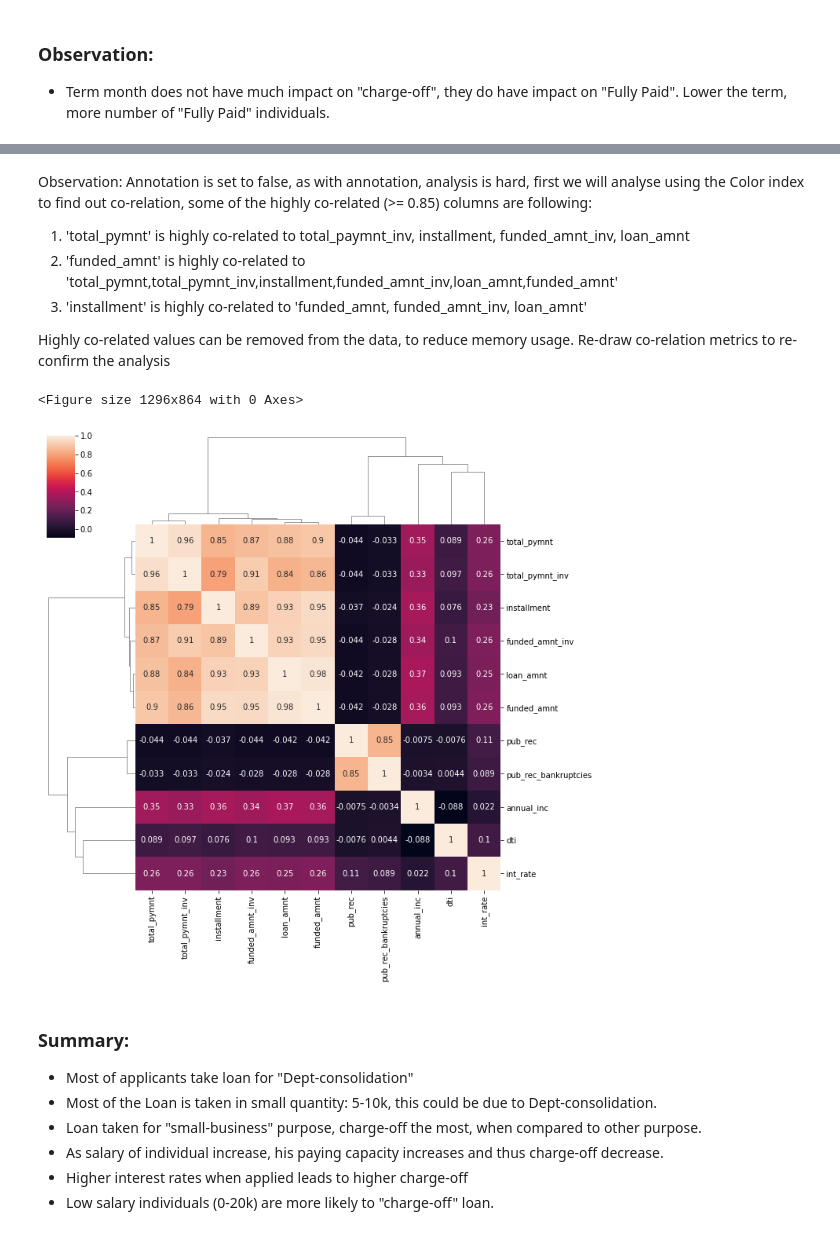
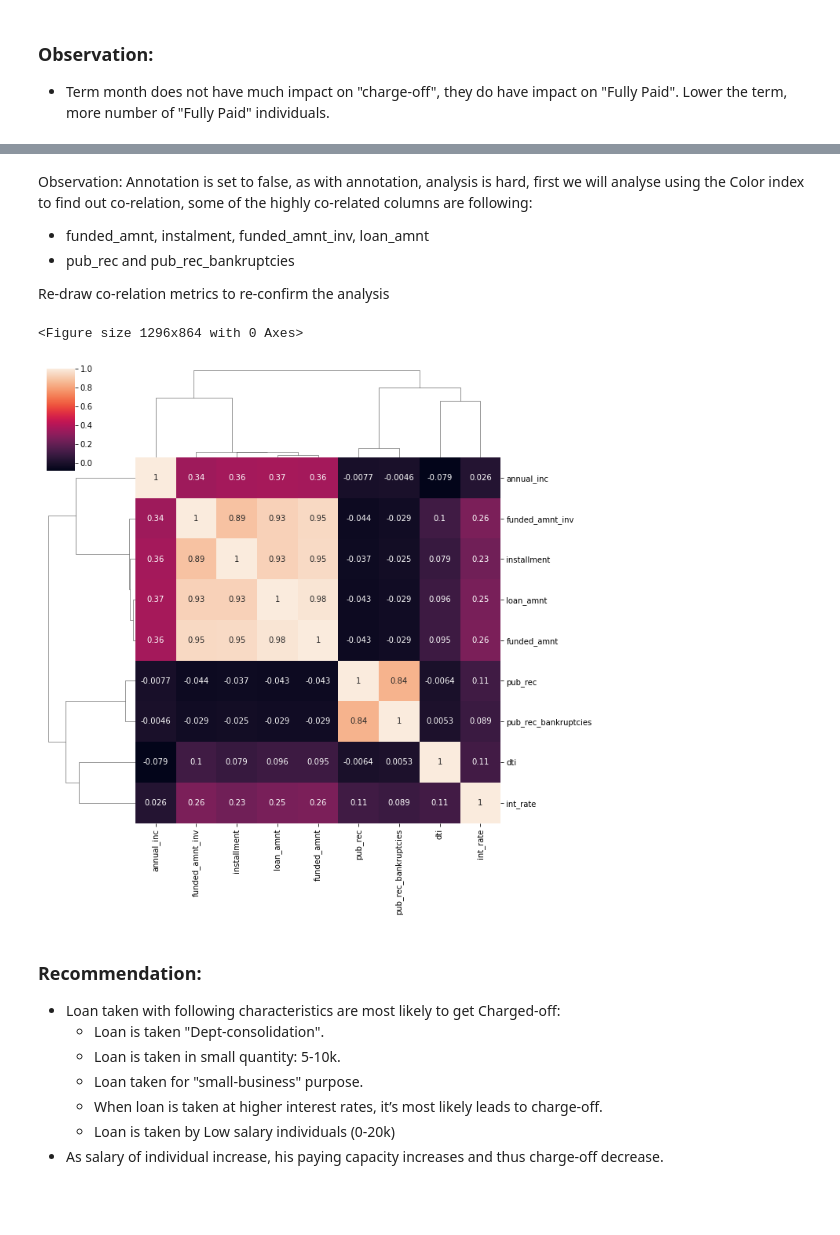
Before and after one commit to joshigeek/LendingClubCaseStudy, a Jupyter notebook: Himanshu-LendingClubCaseStudy.ipynb, the cells around one changed output, grey strips where cells are left out. Drawn from its saved outputs; the diff is of its cells as text; code cells hidden in the pictures; blank space fills up the shorter version.

```diff
--- a/Himanshu-LendingClubCaseStudy.ipynb
+++ b/Himanshu-LendingClubCaseStudy.ipynb
@@ -81,3 +106,17 @@ df_noNA.drop(labels = drop_columns_3, axis =1, inplace=True)
+# %%
+drop_columns_4 = ["earliest_cr_line",
+                  "inq_last_6mths",
+                  "open_acc",
+                  "revol_bal",
+                  "revol_util",
+                  "total_acc",
+                  "out_prncp",
+                  "out_prncp_inv",
+                  "total_pymnt",
+                  "total_pymnt_inv",
+                  "collection_recovery_fee",
+                  "last_pymnt_amnt"]
+df_noNA.drop(labels = drop_columns_4, axis =1, inplace=True)
 # %%
 # Updated Dataframe
 df_noNA.shape
@@ -156,2 +191,0 @@ column, better to remove all rows which has NA values corresponding to 'revol_ut
-# %%
-df_noNA.dropna(axis = 0, subset = ['revol_util'] , inplace = True)
@@ -248,8 +280,6 @@ df_noNA['int_rate'] = df_noNA['int_rate'].apply(lambda x: x[:-1])
 df_noNA['int_rate'] = df_noNA['int_rate'].apply(pd.to_numeric)
 # %%
 df_noNA['term'] = df_noNA['term'].apply(lambda x: int(x.split()[0]))
-# %%
-df_noNA['revol_util'] = df_noNA['revol_util'].apply(lambda x: x[:-1])
 # %%
 df_noNA['emp_length'] = df_noNA['emp_length'].apply(get_emp_length)
 # %%
@@ -333,7 +341,3 @@ plt.show()
-# %%
-# Observation: With 0.97 percentile, box plot is looking good after all outline removal.
-# need to make sure, date set to have value less than 0.97 percentile.
-df_noNA = df_noNA[df_noNA['open_acc'] < df_noNA['open_acc'].quantile(0.97)]
 # %%
 df_noNA['loan_amnt'].describe()
 # %% [output]
@@ -622,35 +653,32 @@ plt.show()
 # %% [markdown]
 Observation:
-Annotation is set to false, as with annotation, analysis is hard, first we will analyse using the Color index to find out co-relation, some of the highly co-related (>= 0.85) columns are following:
-1. 'total_pymnt' is highly co-related to total_paymnt_inv, installment, funded_amnt_inv, loan_amnt
-2. 'funded_amnt' is highly co-related to 'total_pymnt,total_pymnt_inv,installment,funded_amnt_inv,loan_amnt,funded_amnt'
-3. 'installment' is highly co-related to 'funded_amnt, funded_amnt_inv, loan_amnt'
+Annotation is set to false, as with annotation, analysis is hard, first we will analyse using the Color index to find out co-relation, some of the highly co-related columns are following:
+* funded_amnt, instalment, funded_amnt_inv, loan_amnt
+* pub_rec and pub_rec_bankruptcies
 
-Highly co-related values can be removed from the data, to reduce memory usage.
 Re-draw co-relation metrics to re-confirm the analysis
 # %%
 plt.figure(figsize=(18,12))
 corr_obj = df_noNA[['loan_amnt',
                     'funded_amnt',
                     'funded_amnt_inv',
                     'installment',
                     'annual_inc',
                     'dti',
                     'pub_rec',
                     'pub_rec_bankruptcies',
-                    'int_rate',
-                   'total_pymnt',
-                   'total_pymnt_inv']].corr()
+                    'int_rate']].corr()
 sbn.clustermap(corr_obj, annot=True)
 plt.show()
 # %% [output]
 <Figure size 1296x864 with 0 Axes>
-[figure, old version]
+[figure, new version]
 # %% [markdown]
-### Summary:
-* Most of applicants take loan for "Dept-consolidation"
-* Most of the Loan is taken in small quantity: 5-10k, this could be due to Dept-consolidation.
-* Loan taken for "small-business" purpose, charge-off the most, when compared to other purpose.
+### Recommendation:
+* Loan taken with following characteristics are most likely to get Charged-off:
+    *	Loan is taken "Dept-consolidation".
+    *	Loan is taken in small quantity: 5-10k.
+    *	Loan taken for "small-business" purpose.
+    *	When loan is taken at higher interest rates, it’s most likely leads to charge-off.
+    *	Loan is taken by Low salary individuals (0-20k)
 * As salary of individual increase, his paying capacity increases and thus charge-off decrease.
-* Higher interest rates when applied leads to higher charge-off
-* Low salary individuals (0-20k) are more likely to "charge-off" loan.
```
Also changed, not shown: parts of 39 cells of this notebook, 2 other files.
